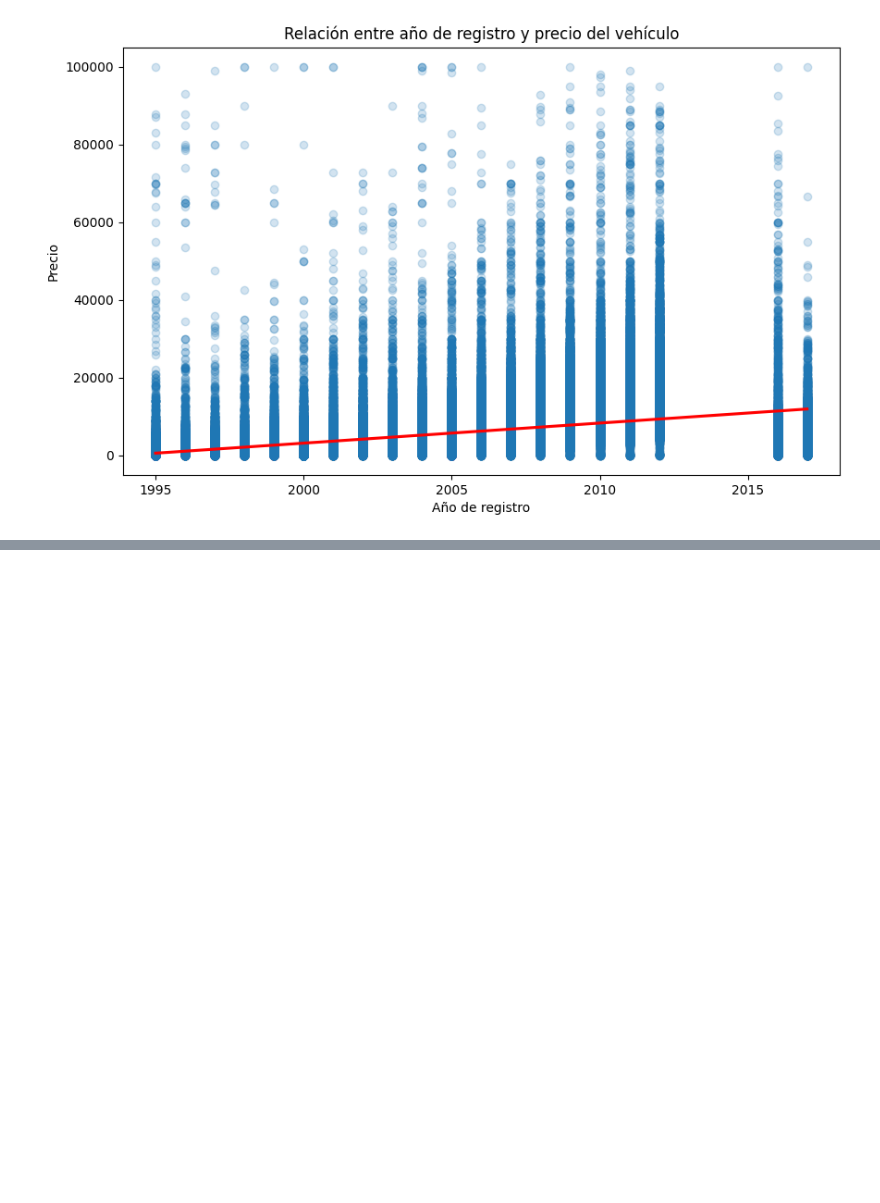
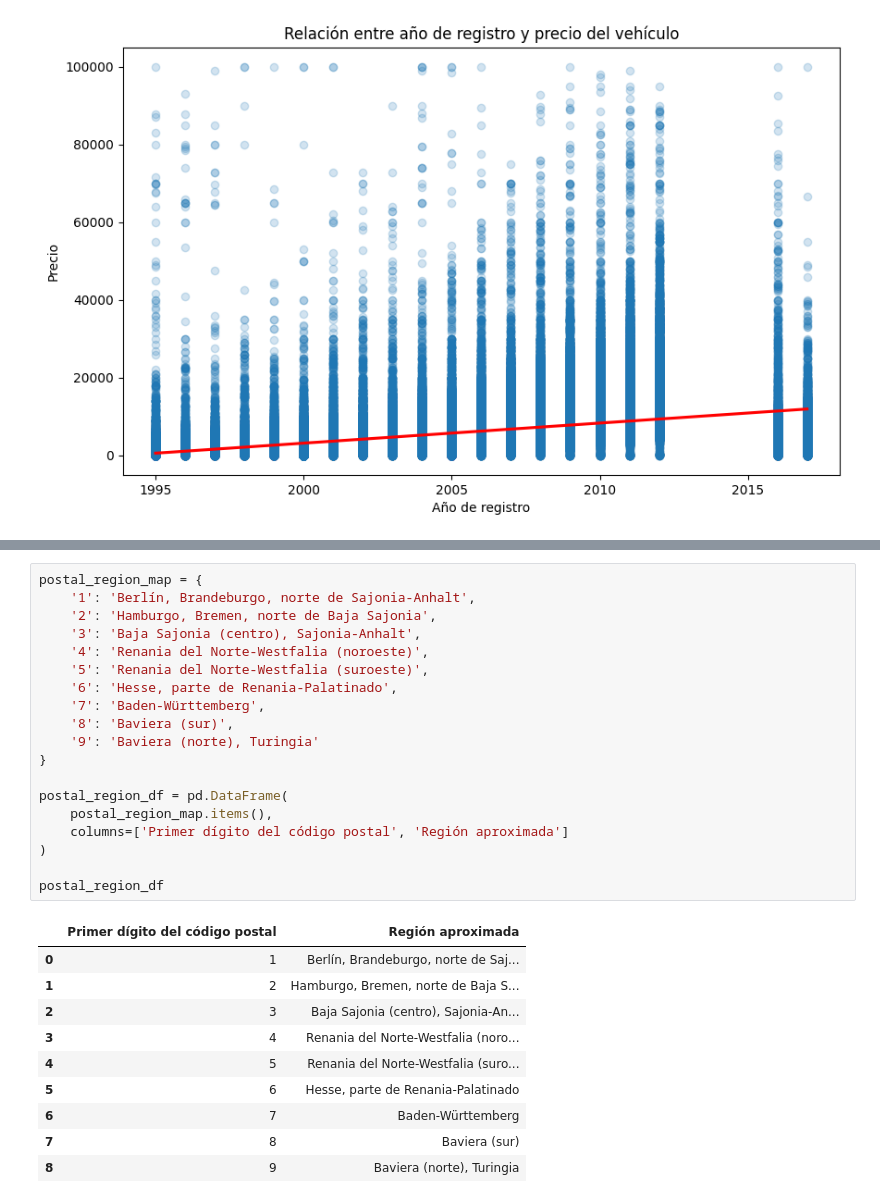
Before and after one commit to tsarien/data-science-1, a Jupyter notebook: ProyectoDSParteI+Alba.ipynb, the cells around one changed output, grey strips where cells are left out. Saved outputs shown, nothing was run; the diff lists cells and outputs as text; blank space fills up the shorter version.

Commit message:
Primera entrega

```diff
--- a/ProyectoDSParteI+Alba.ipynb
+++ b/ProyectoDSParteI+Alba.ipynb
@@ -316,0 +338,30 @@ plt.show()
+# %%
+postal_region_map = {
+    '1': 'Berlín, Brandeburgo, norte de Sajonia-Anhalt',
+    '2': 'Hamburgo, Bremen, norte de Baja Sajonia',
+    '3': 'Baja Sajonia (centro), Sajonia-Anhalt',
+    '4': 'Renania del Norte-Westfalia (noroeste)',
+    '5': 'Renania del Norte-Westfalia (suroeste)',
+    '6': 'Hesse, parte de Renania-Palatinado',
+    '7': 'Baden-Württemberg',
+    '8': 'Baviera (sur)',
+    '9': 'Baviera (norte), Turingia'
+}
+
+postal_region_df = pd.DataFrame(
+    postal_region_map.items(),
+    columns=['Primer dígito del código postal', 'Región aproximada']
+)
+
+postal_region_df
+# %% [output]
+|  | Primer dígito del código postal | Región aproximada |
+| 0 | 1 | Berlín, Brandeburgo, norte de Saj... |
+| 1 | 2 | Hamburgo, Bremen, norte de Baja S... |
+| 2 | 3 | Baja Sajonia (centro), Sajonia-An... |
+| 3 | 4 | Renania del Norte-Westfalia (noro... |
+| 4 | 5 | Renania del Norte-Westfalia (suro... |
+| 5 | 6 | Hesse, parte de Renania-Palatinado |
+| 6 | 7 | Baden-Württemberg |
+| 7 | 8 | Baviera (sur) |
+| 8 | 9 | Baviera (norte), Turingia |
```
Also changed, not shown: parts of 6 cells of this notebook, 2 other files.
